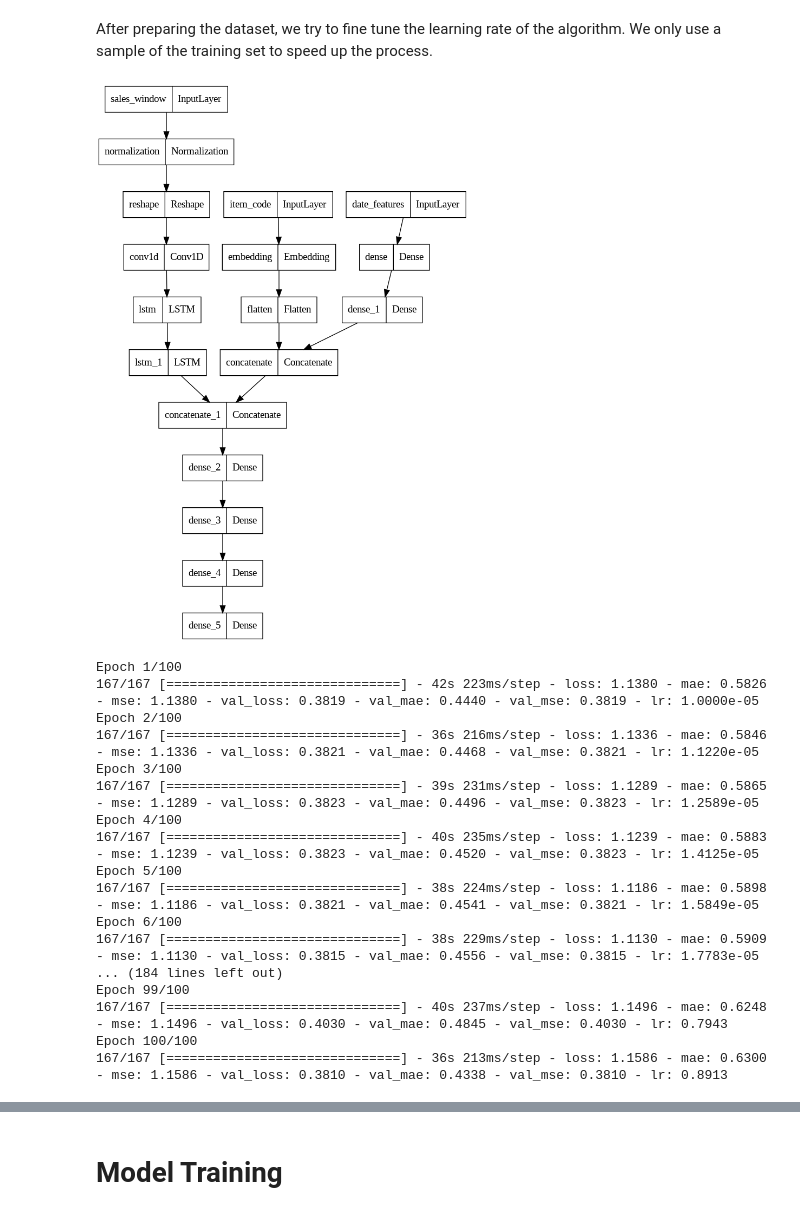
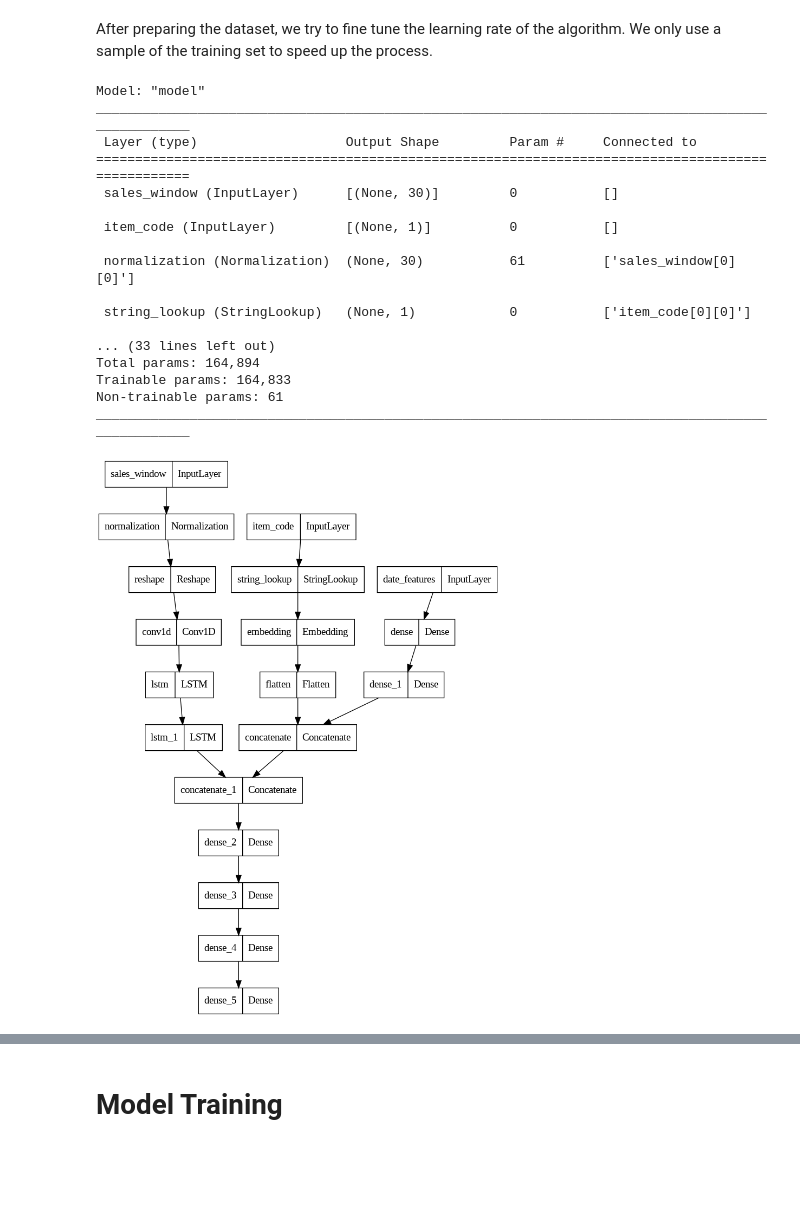
Before and after one commit to kassumanete/wawasan-capstone-ml, a Jupyter notebook: ml_modeling/sales_projection.ipynb, the cells around one changed output, grey strips where cells are left out. Drawn from its saved outputs; the diff is of its cells as text; code cells hidden in the pictures; blank space fills up the shorter version.

Commit message:
Final modelling for sales prediction and supplier schedule.

```diff
--- a/ml_modeling/sales_projection.ipynb
+++ b/ml_modeling/sales_projection.ipynb
@@ -251,12 +267,13 @@ def create_model(vectorizer, normalizer):
     :return: keras model
     '''
     #input layers
-    item_input = tf.keras.Input(shape=(1,), name='item_code')
+    item_input = tf.keras.Input(shape=(1,),dtype=tf.string, name='item_code')
     date_input = tf.keras.Input(shape=(dates_feature,), name='date_features')
     sales_input = tf.keras.Input(shape=(WINDOW,),name='sales_window')
 
     #embedding layers
-    item_feature = tf.keras.layers.Embedding(vectorizer.vocabulary_size(), 64)(item_input)
+    item_feature = vectorizer(item_input)
+    item_feature = tf.keras.layers.Embedding(vectorizer.vocabulary_size(), output_dim = 64)(item_feature)
     item_feature = tf.keras.layers.Flatten()(item_feature)
 
     #date layers
@@ -290,42 +307,44 @@ After preparing the dataset, we try to fine tune the learning rate of the algori
 We only use a sample of the training set to speed up the process.
 # %%
 model = create_model(vectorize_layer, normalization_layer)
+model.summary()
 tf.keras.utils.plot_model(model)
 # %% [output]
+Model: "model"
+__________________________________________________________________________________________________
+ Layer (type)                   Output Shape         Param #     Connected to
+==================================================================================================
+ sales_window (InputLayer)      [(None, 30)]         0           []
+
+ item_code (InputLayer)         [(None, 1)]          0           []
+
+ normalization (Normalization)  (None, 30)           61          ['sales_window[0][0]']
+
+ string_lookup (StringLookup)   (None, 1)            0           ['item_code[0][0]']
+
+... (33 lines left out)
+Total params: 164,894
+Trainable params: 164,833
+Non-trainable params: 61
+__________________________________________________________________________________________________
-[figure, old version]
+[figure, new version]
 # %%
 #take a sample of the training set
 train_sample = train_dataset.shuffle(BUFFER).batch(BATCH_SIZE).take(train_length//10).prefetch(1)
 val_sample = val_dataset.batch(BATCH_SIZE).take(val_length//10).prefetch(1)
 # %%
 #callback to tune the learning rate
+initial_lr = 1e-7
+
 lr_schedule = tf.keras.callbacks.LearningRateScheduler(
-    lambda epoch: 1e-5 * 10**(epoch / 20))
+    lambda epoch: initial_lr * 10**(epoch / 20))
 
-optimizer = tf.keras.optimizers.SGD(momentum=0.9)
+optimizer = tf.keras.optimizers.SGD(learning_rate =1e-8, momentum=0.9)
 
 model.compile(loss=tf.keras.losses.MeanSquaredError(),
               optimizer=optimizer,
               metrics=["mae", "mse"])
 
-history = model.fit(train_sample, epochs=100, callbacks=[lr_schedule],validation_data = val_sample, verbose=1)
+history = model.fit(train_sample, epochs=100, callbacks=[lr_schedule],validation_data = val_sample, verbose=0)
-# %% [output]
-Epoch 1/100
-167/167 [==============================] - 42s 223ms/step - loss: 1.1380 - mae: 0.5826 - mse: 1.1380 - val_loss: 0.3819 - val_mae: 0.4440 - val_mse: 0.3819 - lr: 1.0000e-05
-Epoch 2/100
-167/167 [==============================] - 36s 216ms/step - loss: 1.1336 - mae: 0.5846 - mse: 1.1336 - val_loss: 0.3821 - val_mae: 0.4468 - val_mse: 0.3821 - lr: 1.1220e-05
-Epoch 3/100
-167/167 [==============================] - 39s 231ms/step - loss: 1.1289 - mae: 0.5865 - mse: 1.1289 - val_loss: 0.3823 - val_mae: 0.4496 - val_mse: 0.3823 - lr: 1.2589e-05
-Epoch 4/100
-167/167 [==============================] - 40s 235ms/step - loss: 1.1239 - mae: 0.5883 - mse: 1.1239 - val_loss: 0.3823 - val_mae: 0.4520 - val_mse: 0.3823 - lr: 1.4125e-05
-Epoch 5/100
-167/167 [==============================] - 38s 224ms/step - loss: 1.1186 - mae: 0.5898 - mse: 1.1186 - val_loss: 0.3821 - val_mae: 0.4541 - val_mse: 0.3821 - lr: 1.5849e-05
-Epoch 6/100
-167/167 [==============================] - 38s 229ms/step - loss: 1.1130 - mae: 0.5909 - mse: 1.1130 - val_loss: 0.3815 - val_mae: 0.4556 - val_mse: 0.3815 - lr: 1.7783e-05
-... (184 lines left out)
-Epoch 99/100
-167/167 [==============================] - 40s 237ms/step - loss: 1.1496 - mae: 0.6248 - mse: 1.1496 - val_loss: 0.4030 - val_mae: 0.4845 - val_mse: 0.4030 - lr: 0.7943
-Epoch 100/100
-167/167 [==============================] - 36s 213ms/step - loss: 1.1586 - mae: 0.6300 - mse: 1.1586 - val_loss: 0.3810 - val_mae: 0.4338 - val_mse: 0.3810 - lr: 0.8913
 # %%
 # Define the learning rate array
```
Also changed, not shown: parts of 12 cells of this notebook, 12 other files.
